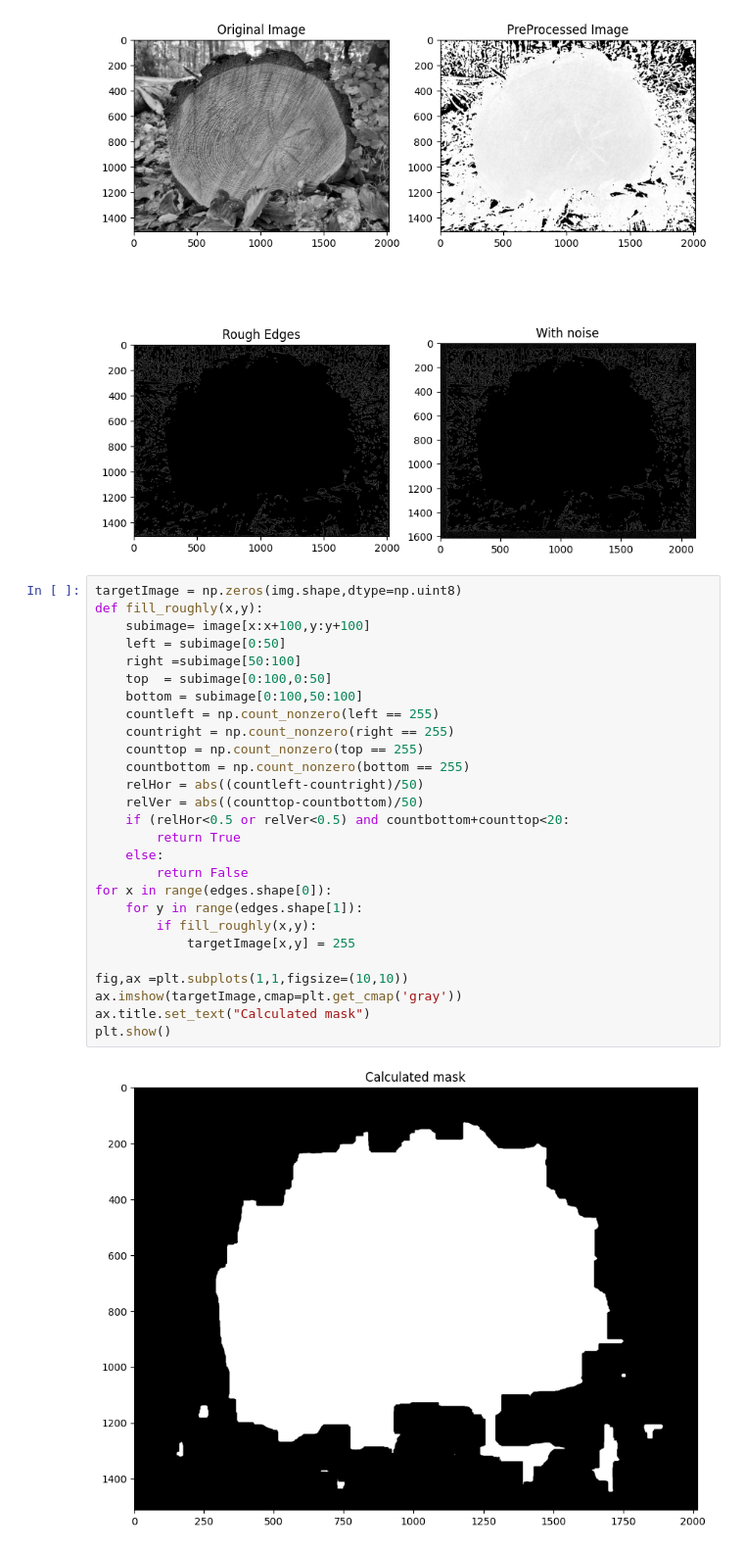
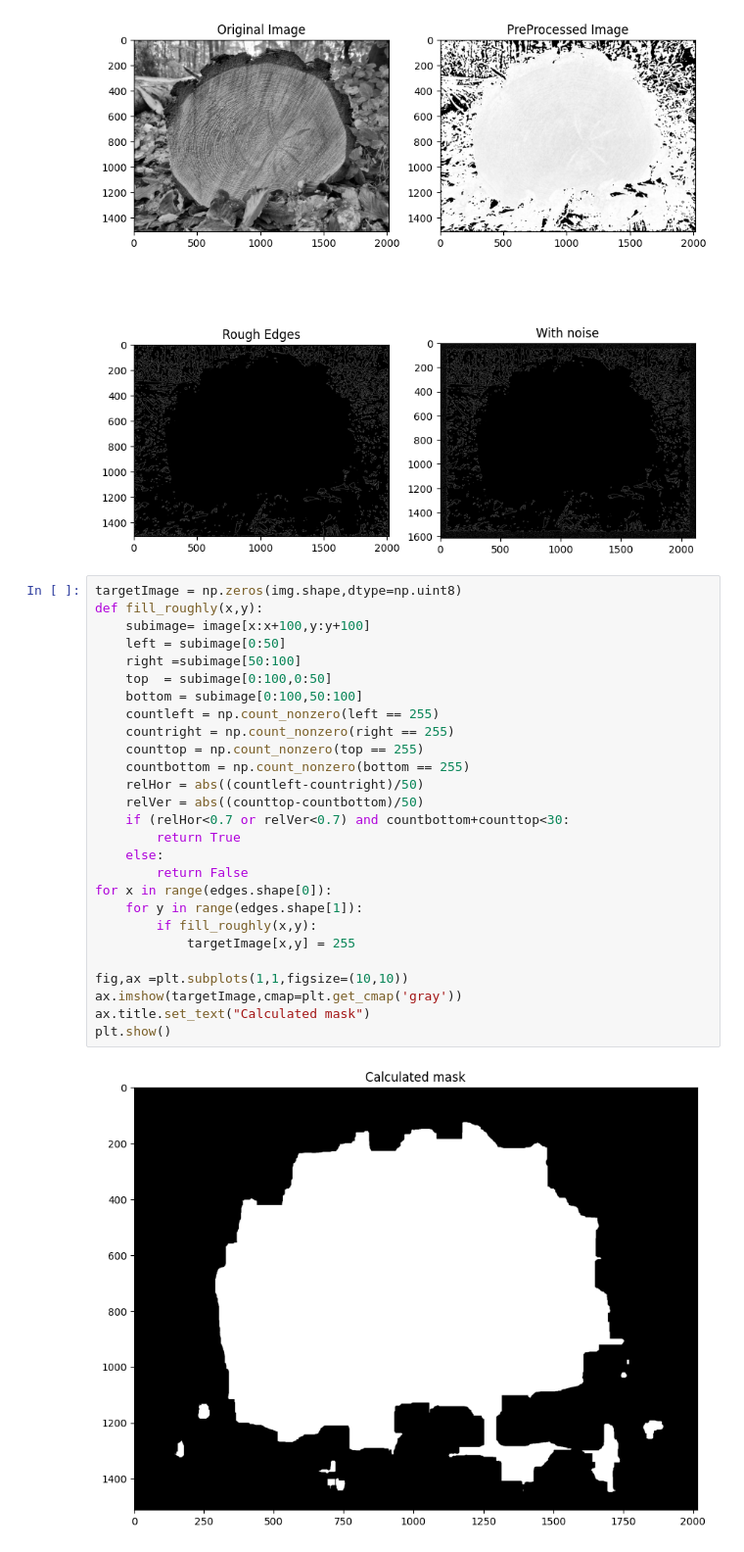
Before and after one commit to TheLoraxxz/DHBW-Mosbach-Digit-Bildverarbeitung-WS2023, a Jupyter notebook: CountRings.ipynb, the cells around one changed output. Shown at 98% size. Cells and saved outputs as stored; diff of their text form.

Commit message:
added more plots, found a perfect intersection

```diff
--- a/CountRings.ipynb
+++ b/CountRings.ipynb
@@ -48,29 +48,29 @@ plt.show()
 # %%
 targetImage = np.zeros(img.shape,dtype=np.uint8)
 def fill_roughly(x,y):
     subimage= image[x:x+100,y:y+100]
     left = subimage[0:50]
     right =subimage[50:100]
     top  = subimage[0:100,0:50]
     bottom = subimage[0:100,50:100]
     countleft = np.count_nonzero(left == 255)
     countright = np.count_nonzero(right == 255)
     counttop = np.count_nonzero(top == 255)
     countbottom = np.count_nonzero(bottom == 255)
     relHor = abs((countleft-countright)/50)
     relVer = abs((counttop-countbottom)/50)
-    if (relHor<0.5 or relVer<0.5) and countbottom+counttop<20:
+    if (relHor<0.7 or relVer<0.7) and countbottom+counttop<30:
         return True
     else:
         return False
 for x in range(edges.shape[0]):
     for y in range(edges.shape[1]):
         if fill_roughly(x,y):
             targetImage[x,y] = 255
 
 fig,ax =plt.subplots(1,1,figsize=(10,10))
 ax.imshow(targetImage,cmap=plt.get_cmap('gray'))
 ax.title.set_text("Calculated mask")
 plt.show()
 # %% [output]
-[figure, old version]
+[figure, new version]
```
Also changed, not shown: parts of 4 cells of this notebook.
